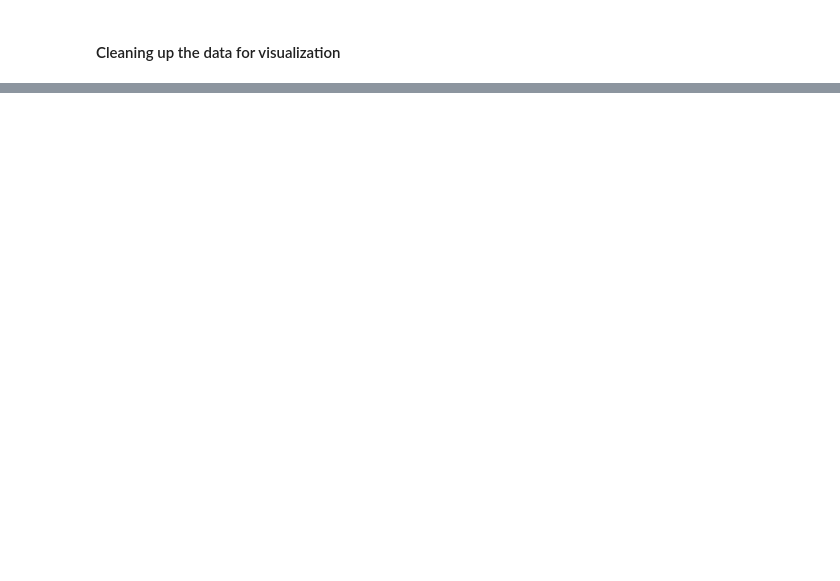
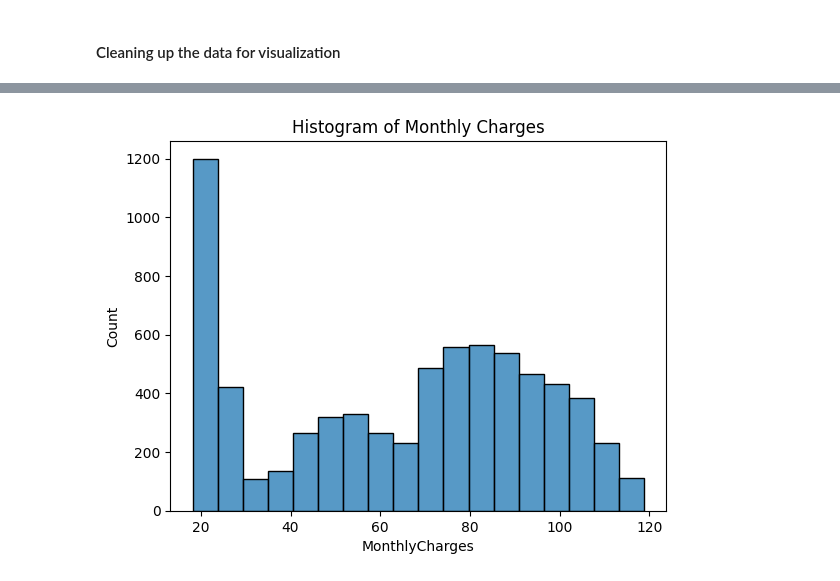
Before and after one commit to SJBales/telco-customer-churn, a Jupyter notebook: notebooks/EDA.ipynb, the cells around one changed output, grey strips where cells are left out. Cells and saved outputs as stored; diff of their text form; code cells hidden in the pictures; blank space fills up the shorter version.

```diff
--- a/notebooks/EDA.ipynb
+++ b/notebooks/EDA.ipynb
@@ -41,0 +94,6 @@ plt.show()
+# %%
+sns.histplot(data = cleaned_data, x = 'MonthlyCharges')
+plt.title("Histogram of Monthly Charges")
+plt.show()
+# %% [output]
+[figure, added]
```
Also changed, not shown: parts of 13 cells of this notebook.
